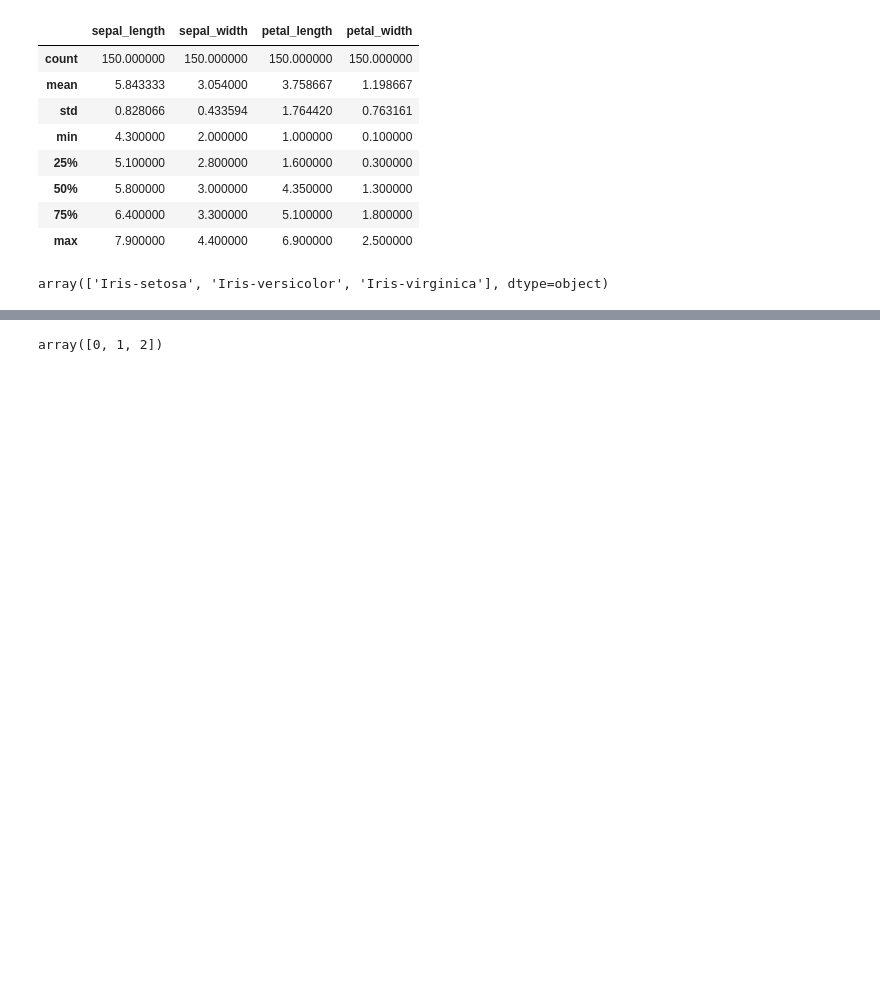
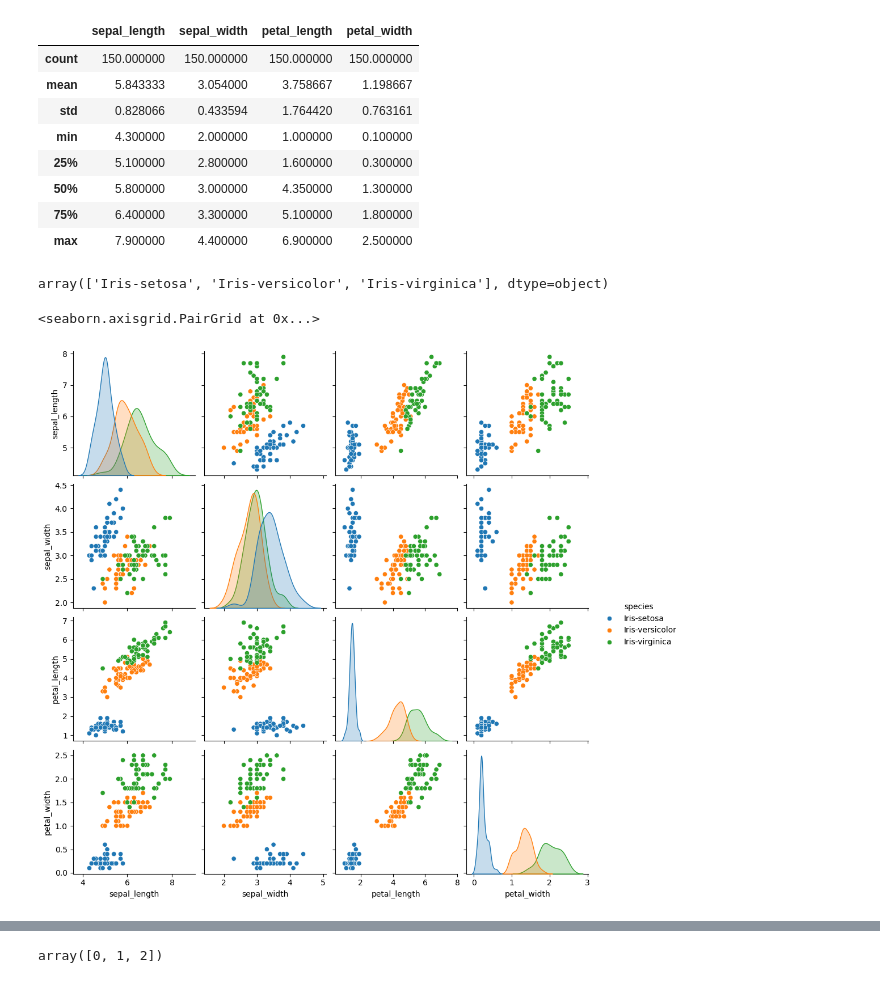
Before and after one commit to KrishnaPorwal-4work/CODSOFT, a Jupyter notebook: IRIS_FLOWER_CLASSIFICATION/Iris_Flower_Classification.ipynb, the cells around one changed output, grey strips where cells are left out. Saved outputs shown, nothing was run; the diff lists cells and outputs as text; code cells hidden in the pictures; blank space fills up the shorter version.

```diff
--- a/IRIS_FLOWER_CLASSIFICATION/Iris_Flower_Classification.ipynb
+++ b/IRIS_FLOWER_CLASSIFICATION/Iris_Flower_Classification.ipynb
@@ -52,3 +54,8 @@ dataset.describe()
 dataset["species"].unique()
 # %% [output]
 array(['Iris-setosa', 'Iris-versicolor', 'Iris-virginica'], dtype=object)
+# %%
+sns.pairplot(dataset, hue='species')
+# %% [output]
+<seaborn.axisgrid.PairGrid at 0x...>
+[figure, added]
```
Also changed, not shown: parts of 12 cells of this notebook, 3 other files.
